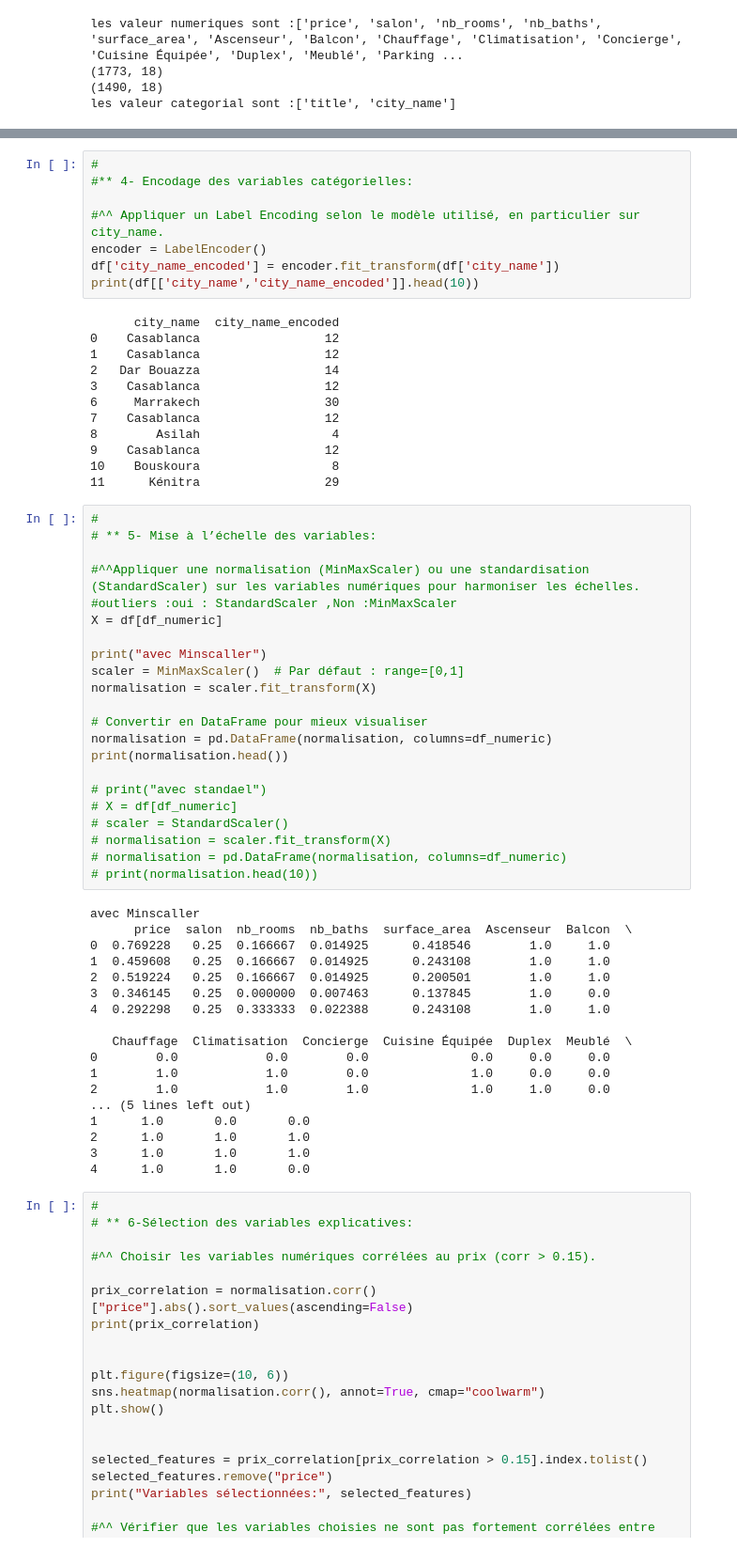
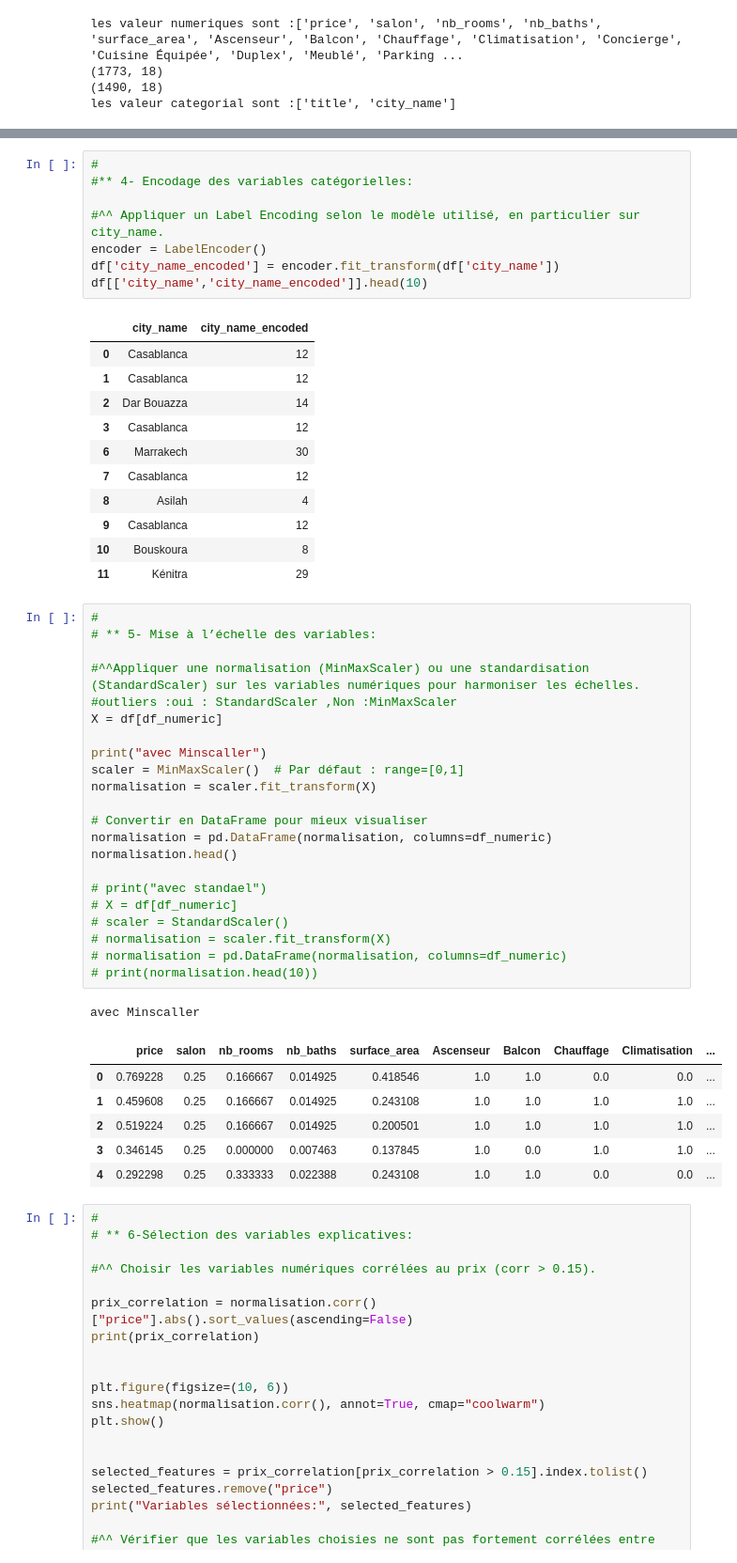
Before and after one commit to RaihanaAm/SalesHouses., a Jupyter notebook: sales.ipynb, the cells around one changed output, grey strips where cells are left out. Shown: that part at 94% size. Saved outputs shown, nothing was run; the diff lists cells and outputs as text.

```diff
--- a/sales.ipynb
+++ b/sales.ipynb
@@ -298,59 +282,49 @@ print(df.shape)
 #^^ Appliquer un Label Encoding selon le modèle utilisé, en particulier sur city_name.
 encoder = LabelEncoder()
 df['city_name_encoded'] = encoder.fit_transform(df['city_name'])
-print(df[['city_name','city_name_encoded']].head(10))
+df[['city_name','city_name_encoded']].head(10)
 # %% [output]
-      city_name  city_name_encoded
-0    Casablanca                 12
-1    Casablanca                 12
-2   Dar Bouazza                 14
-3    Casablanca                 12
-6     Marrakech                 30
-7    Casablanca                 12
-8        Asilah                  4
-9    Casablanca                 12
-10    Bouskoura                  8
-11      Kénitra                 29
+|  | city_name | city_name_encoded |
+| 0 | Casablanca | 12 |
+| 1 | Casablanca | 12 |
+| 2 | Dar Bouazza | 14 |
+| 3 | Casablanca | 12 |
+| 6 | Marrakech | 30 |
+| 7 | Casablanca | 12 |
+| 8 | Asilah | 4 |
+| 9 | Casablanca | 12 |
+| 10 | Bouskoura | 8 |
+| 11 | Kénitra | 29 |
 # %%
 #
 # ** 5- Mise à l’échelle des variables:
 
 #^^Appliquer une normalisation (MinMaxScaler) ou une standardisation (StandardScaler) sur les variables numériques pour harmoniser les échelles.
 #outliers :oui : StandardScaler ,Non :MinMaxScaler
 X = df[df_numeric]
 
 print("avec Minscaller")
 scaler = MinMaxScaler()  # Par défaut : range=[0,1]
 normalisation = scaler.fit_transform(X)
 
 # Convertir en DataFrame pour mieux visualiser
 normalisation = pd.DataFrame(normalisation, columns=df_numeric)
-print(normalisation.head())
+normalisation.head()
 
 # print("avec standael")
 # X = df[df_numeric]
 # scaler = StandardScaler()
 # normalisation = scaler.fit_transform(X)
 # normalisation = pd.DataFrame(normalisation, columns=df_numeric)
 # print(normalisation.head(10))
 # %% [output]
 avec Minscaller
-      price  salon  nb_rooms  nb_baths  surface_area  Ascenseur  Balcon  \
-0  0.769228   0.25  0.166667  0.014925      0.418546        1.0     1.0
-1  0.459608   0.25  0.166667  0.014925      0.243108        1.0     1.0
-2  0.519224   0.25  0.166667  0.014925      0.200501        1.0     1.0
-3  0.346145   0.25  0.000000  0.007463      0.137845        1.0     0.0
-4  0.292298   0.25  0.333333  0.022388      0.243108        1.0     1.0
-
-   Chauffage  Climatisation  Concierge  Cuisine Équipée  Duplex  Meublé  \
-0        0.0            0.0        0.0              0.0     0.0     0.0
-1        1.0            1.0        0.0              1.0     0.0     0.0
-2        1.0            1.0        1.0              1.0     1.0     0.0
-... (5 lines left out)
-1      1.0       0.0       0.0
-2      1.0       1.0       1.0
-3      1.0       1.0       1.0
-4      1.0       1.0       0.0
+|  | price | salon | nb_rooms | nb_baths | surface_area | Ascenseur | Balcon | Chauffage | Climatisation | ... |
+| 0 | 0.769228 | 0.25 | 0.166667 | 0.014925 | 0.418546 | 1.0 | 1.0 | 0.0 | 0.0 | ... |
+| 1 | 0.459608 | 0.25 | 0.166667 | 0.014925 | 0.243108 | 1.0 | 1.0 | 1.0 | 1.0 | ... |
+| 2 | 0.519224 | 0.25 | 0.166667 | 0.014925 | 0.200501 | 1.0 | 1.0 | 1.0 | 1.0 | ... |
+| 3 | 0.346145 | 0.25 | 0.000000 | 0.007463 | 0.137845 | 1.0 | 0.0 | 1.0 | 1.0 | ... |
+| 4 | 0.292298 | 0.25 | 0.333333 | 0.022388 | 0.243108 | 1.0 | 1.0 | 0.0 | 0.0 | ... |
 # %%
 #
 # ** 6-Sélection des variables explicatives:
```
Also changed, not shown: parts of 4 cells of this notebook.
